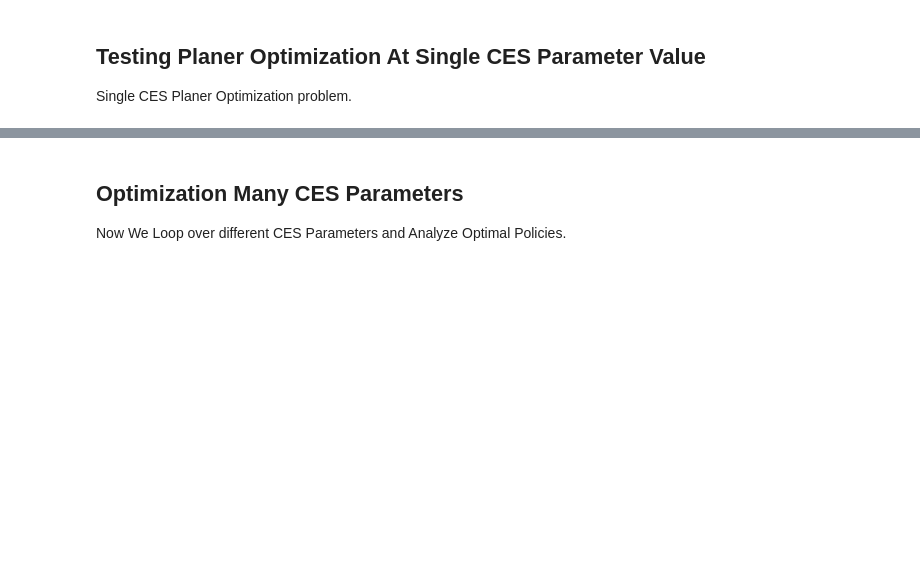
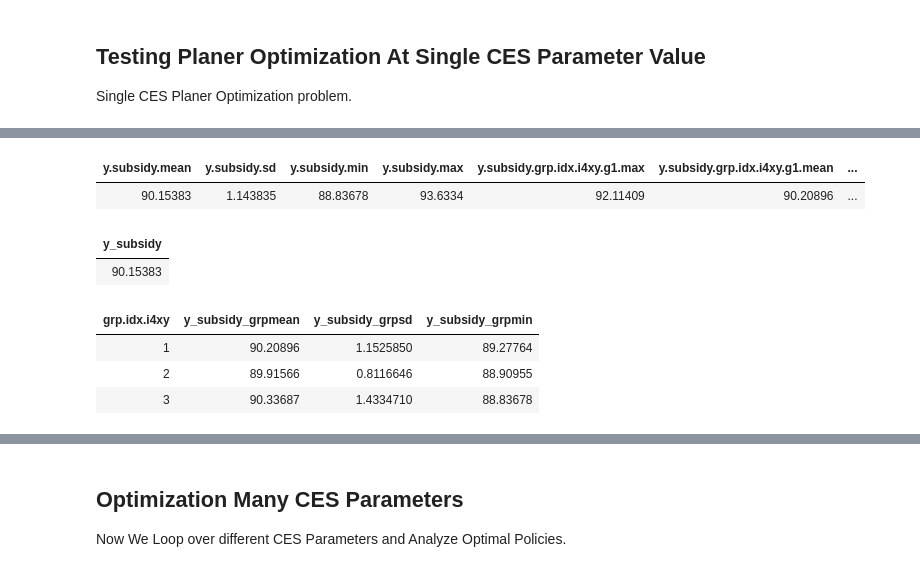
Before and after one commit to FanWangEcon/R4Econ, a Jupyter notebook: optimization/planner/ces/cesoptimizer.ipynb, the cells around one changed output, grey strips where cells are left out. Drawn from its saved outputs; the diff is of its cells as text; code cells hidden in the pictures; blank space fills up the shorter version.

```diff
--- a/optimization/planner/ces/cesoptimizer.ipynb
+++ b/optimization/planner/ces/cesoptimizer.ipynb
@@ -223,3 +231,6 @@ graphf.ces.opti.subsidy <- function(df.ces.opti, sca.subsidy.groups, vec.subsidy
+# %%
+# The name of the y-prediction variable that has subsidies added
+var.new.y.subsidy <- 'y_subsidy'
 # %% [markdown]
 ## Data
 # %% [markdown]
@@ -591,0 +671,24 @@ Single CES Planer Optimization problem.
+# %%
+names(df.means) <- gsub(x = names(df.means), pattern = "_", replacement = "\\.")
+names(df.grp.means) <- gsub(x = names(df.grp.means), pattern = "_", replacement = "\\.")
+t(c(df.means, df.grp.means))
+# %% [output]
+| y.subsidy.mean | y.subsidy.sd | y.subsidy.min | y.subsidy.max | y.subsidy.grp.idx.i4xy.g1.max | y.subsidy.grp.idx.i4xy.g1.mean | ... |
+| 90.15383 | 1.143835 | 88.83678 | 93.6334 | 92.11409 | 90.20896 | ... |
+# %%
+# Overall Averages, min and max etc.
+dfmain.select %>%
+    mutate(!!(var.y.subsidy.mean) := mean((!!sym(var.y.subsidy))),
+           !!(var.y.subsidy.sd) := sd((!!sym(var.y.subsidy))),
+           !!(var.y.subsidy.min) := min((!!sym(var.y.subsidy))))  %>%
+    group_by(!!sym(var.grp.idx)) %>%
+    summarise(!!(var.y.subsidy.grp.mean) := mean((!!sym(var.y.subsidy))),
+              !!(var.y.subsidy.grp.sd) := sd((!!sym(var.y.subsidy))),
+              !!(var.y.subsidy.grp.min) := min((!!sym(var.y.subsidy))))
+# %% [output]
+| y_subsidy |
+| 90.15383 |
+| grp.idx.i4xy | y_subsidy_grpmean | y_subsidy_grpsd | y_subsidy_grpmin |
+| 1 | 90.20896 | 1.1525850 | 89.27764 |
+| 2 | 89.91566 | 0.8116646 | 88.90955 |
+| 3 | 90.33687 | 1.4334710 | 88.83678 |
```
Also changed, not shown: parts of 22 cells of this notebook, 2 other files.
